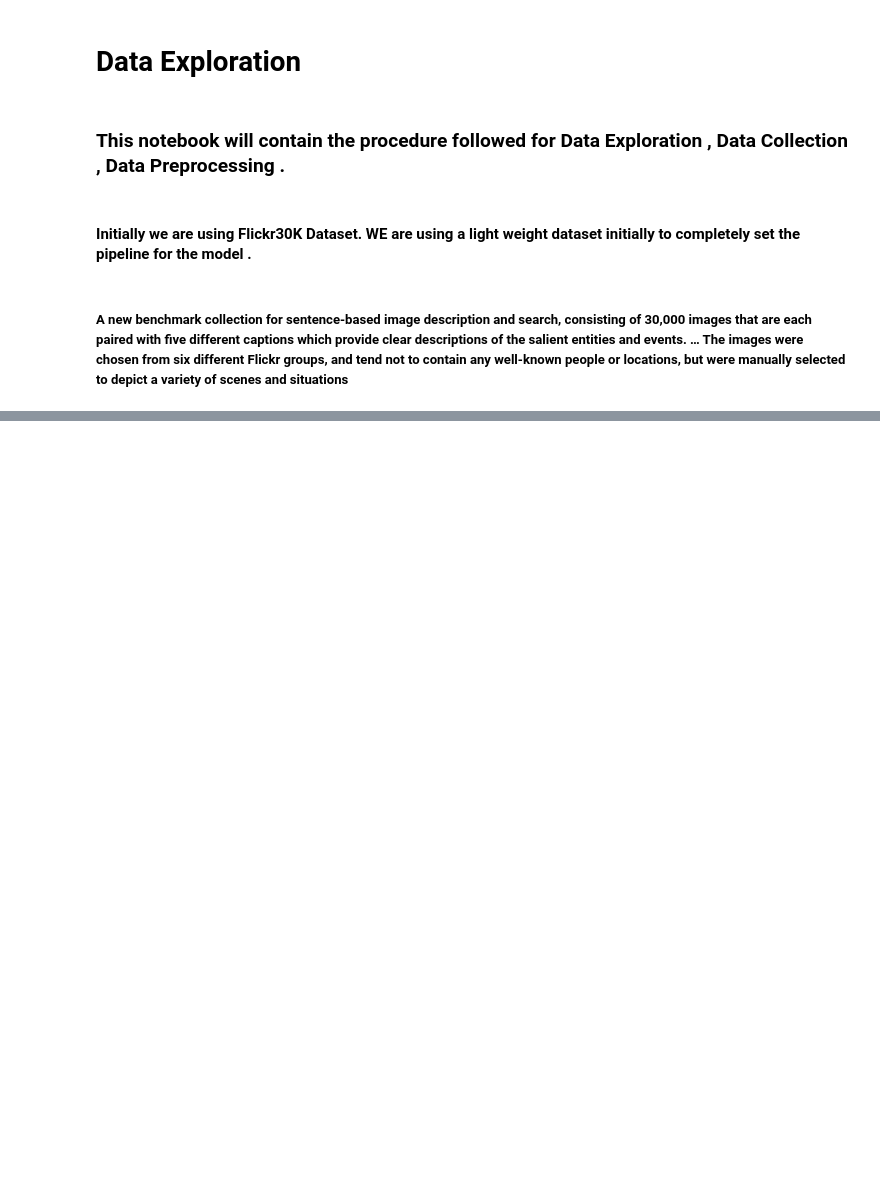
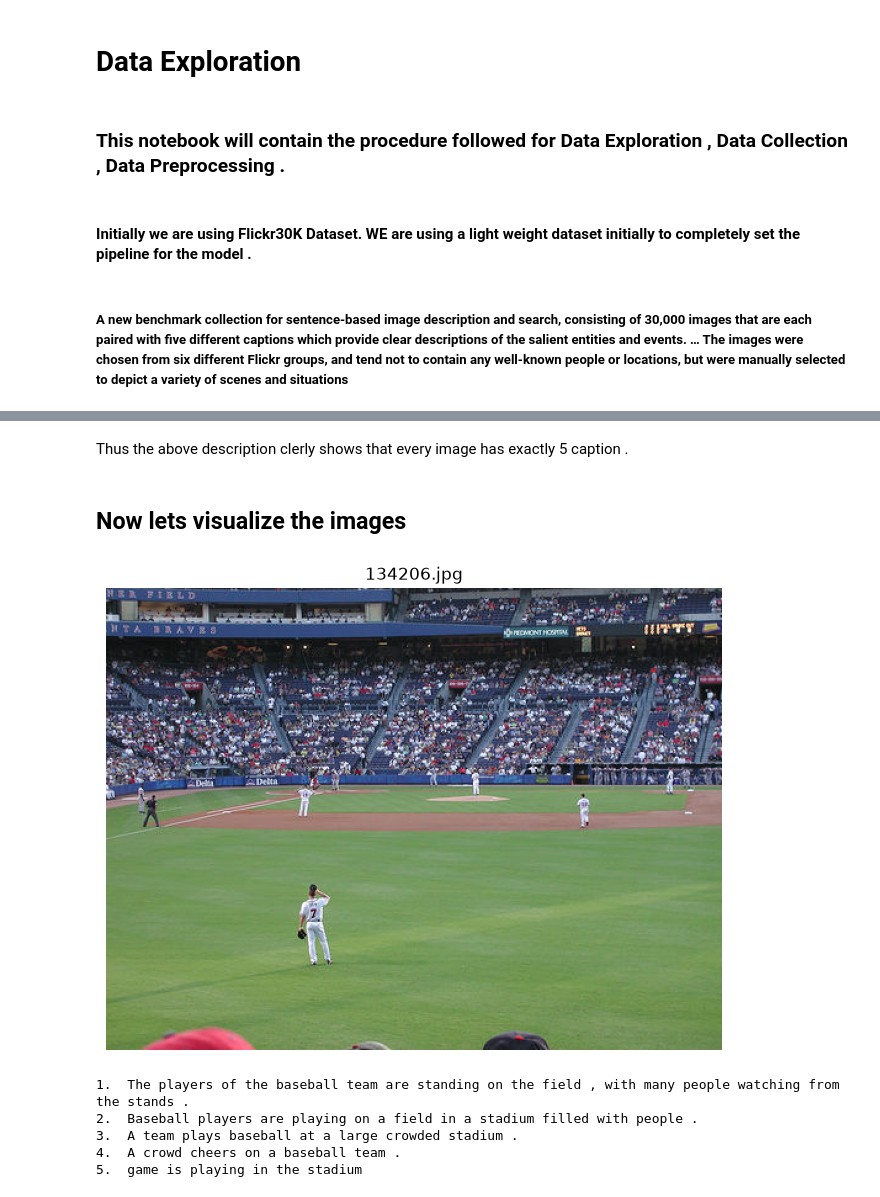
Before and after one commit to harmandugri15/VisionNarrator, a Jupyter notebook: notebooks/data_exploration.ipynb, the cells around one changed output, grey strips where cells are left out. Drawn from its saved outputs; the diff is of its cells as text; code cells hidden in the pictures; blank space fills up the shorter version.

Commit message:
Data Visualiztion Steps Added to Notebook, data_exploration.ipynb notebook updated with data visualization and data exploration steps

```diff
--- a/notebooks/data_exploration.ipynb
+++ b/notebooks/data_exploration.ipynb
@@ -24,0 +32,12 @@ Downloading to C:\Users\vishe\OneDrive\Desktop\VisionNarrator\VisionNarrator\src
+# %%
+BASE_DIR = Path.cwd().parent
+DATA_DIR = BASE_DIR/"src"/"data"
+IMAGES_DIR = DATA_DIR/"Images"
+CAPTIONS_FILE = DATA_DIR/"captions.txt"
+
+df = pd.read_csv(CAPTIONS_FILE)
+df["image_path"] = df["image"].apply(lambda x: IMAGES_DIR/x)
+
+print(df.shape)
+
+df.head()
@@ -24,0 +77,26 @@ Downloading to C:\Users\vishe\OneDrive\Desktop\VisionNarrator\VisionNarrator\src
+# %% [markdown]
+Thus the above description clerly shows that every image has exactly 5 caption .
+# %% [markdown]
+## Now lets visualize the images
+# %%
+def show_image_with_captions(image_name):
+    rows = df[df["image"] == image_name]
+    img = Image.open(rows.iloc[0]["image_path"])
+
+    plt.figure(figsize=(8,6))
+    plt.imshow(img)
+    plt.axis("off")
+    plt.title(image_name)
+    plt.show()
+
+    for i, caption in enumerate(rows["caption"].tolist(), 1):
+        print(f"{i}. {caption}")
+# %%
+show_image_with_captions("134206.jpg")
+# %% [output]
+[figure, added]
+1.  The players of the baseball team are standing on the field , with many people watching from the stands .
+2.  Baseball players are playing on a field in a stadium filled with people .
+3.  A team plays baseball at a large crowded stadium .
+4.  A crowd cheers on a baseball team .
+5.  game is playing in the stadium
```
Also changed, not shown: parts of 11 cells of this notebook.
